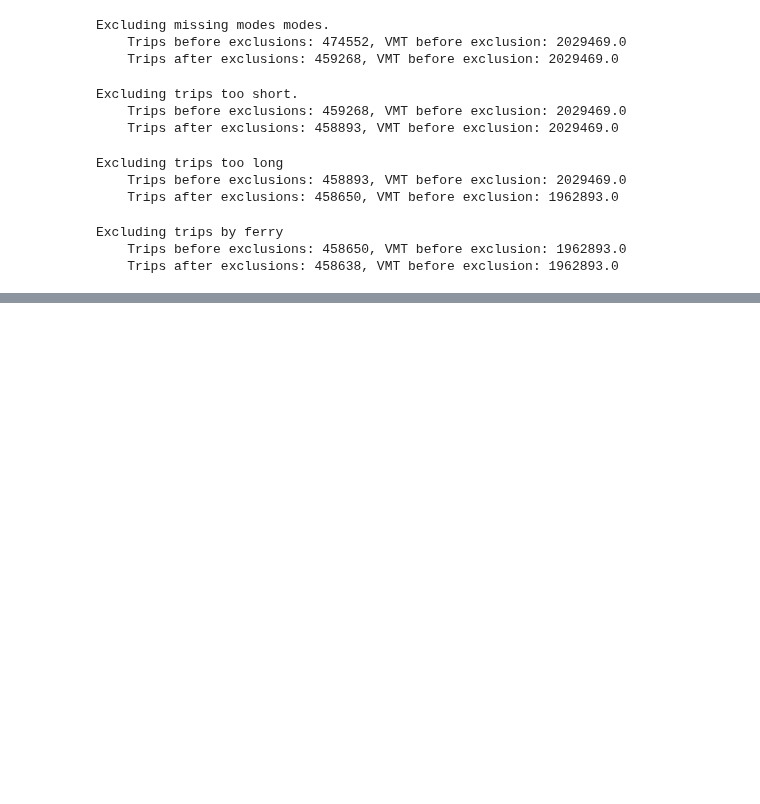
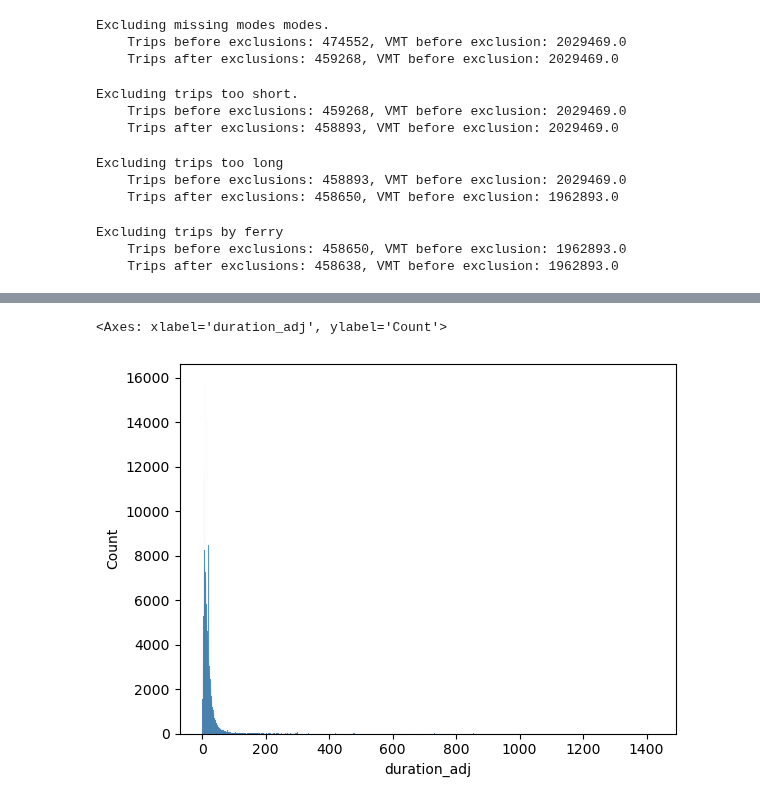
Before and after one commit to Metropolitan-Council/vmt-mode-shift-study, a Jupyter notebook: data_processing/Clean and Decode TBI.ipynb, the cells around one changed output, grey strips where cells are left out. Drawn from its saved outputs; the diff is of its cells as text; code cells hidden in the pictures; blank space fills up the shorter version.

Commit message:
added clean-up for unreasonable durations + filtering

```diff
--- a/data_processing/Clean and Decode TBI.ipynb
+++ b/data_processing/Clean and Decode TBI.ipynb
@@ -587,0 +628,3 @@ Excluding trips by ferry
+# %%
+# manually recalcaulte duration based on arrival and departure time reported
+df["duration_adj"] = (df["arrive_datetime"] - df["depart_datetime"]).apply(lambda x: x.seconds / 60)
@@ -587,0 +654,40 @@ Excluding trips by ferry
+# %%
+df["speed_mph_adj"] = df.distance / (df.duration_adj/60. + 0.01) # add 0.01 to the denominator to deal with 0 durations
+# %%
+MAX_ACCEPTABLE_SQUARE_DIST = 2
+
+def lookup_duration(row):
+    """This function manually searches for more reasonable durations based off other trips an individual has gone on (i.e., copy the duration of the trip whose distance most closely matches a given linked trips's distance)
+
+    Args:
+        row (row): the row of the linked trip whose duration should be recalculated
+
+    Returns:
+        duration: the original duration if the lookup failed, and the closest duration (w.r.t distance) if a reference point was found
+    """
+    # extract person id and the current linked trip id
+    person_id = row["person_id"]
+    trip_id = row["linked_trip_id"]
+
+    # get all trips the individual has gone on, excluding the current trip being queried
+    subset = df[df["person_id"] == person_id]
+    # get the distance of the current trip
+    target = subset.loc[subset["linked_trip_id"] == trip_id, "distance"].values[0]
+    subset = subset[subset["linked_trip_id"] != trip_id]
+
+    # find the trip closest in distance to current trip's distance
+    curr_min = float("inf")
+    res = -1
+    for _, x in subset.iterrows():
+        if (x["distance"] - target) ** 2 < curr_min:
+            curr_min = (x["distance"] - target) ** 2
+            res = x["linked_trip_id"]
+
+    # if nothing found or the reference trip isn't close enough, return hte original duration
+    if curr_min >= MAX_ACCEPTABLE_SQUARE_DIST or len(df[(df["person_id"] == person_id) & (df["linked_trip_id"] == res)]["duration_adj"].values) == 0:
+        return row["duration_adj"]
+
+    return df[(df["person_id"] == person_id) & (df["linked_trip_id"] == res)]["duration_adj"].values[0]
+# %%
+mask = (df["duration_adj"] > 300) & (df["speed_mph_adj"] < 1) # want to fix things with high durations but only the ones with abnormally low speeds (there could be high duration, high speed longer distance trips)
+df.loc[mask, "duration_adj"] = df[mask].apply(lambda x: lookup_duration(x), axis=1)
@@ -587,0 +706,5 @@ Excluding trips by ferry
+# %%
+sns.histplot(df["duration_adj"])
+# %% [output]
+<Axes: xlabel='duration_adj', ylabel='Count'>
+[figure, added]
```
Also changed, not shown: parts of 18 cells of this notebook.
